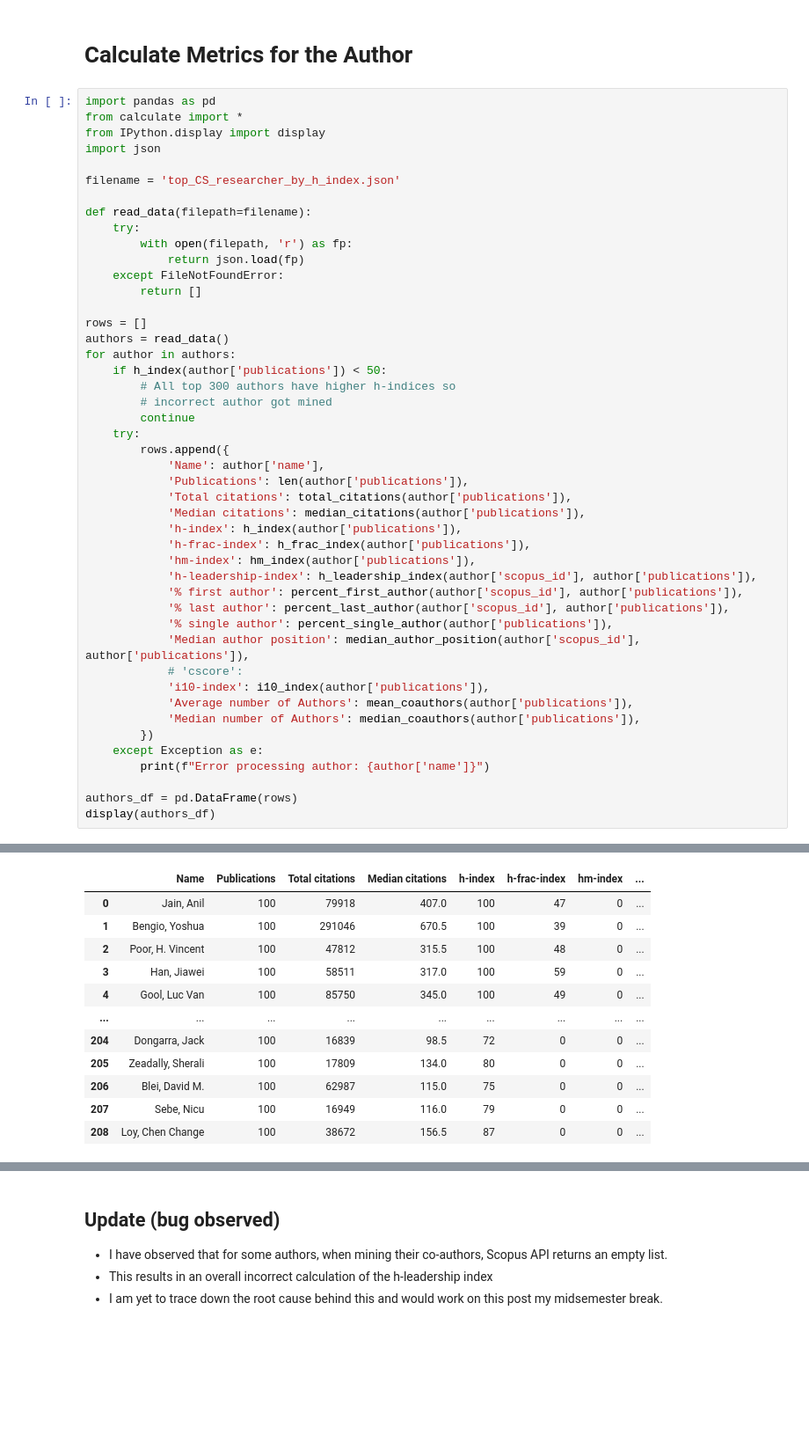
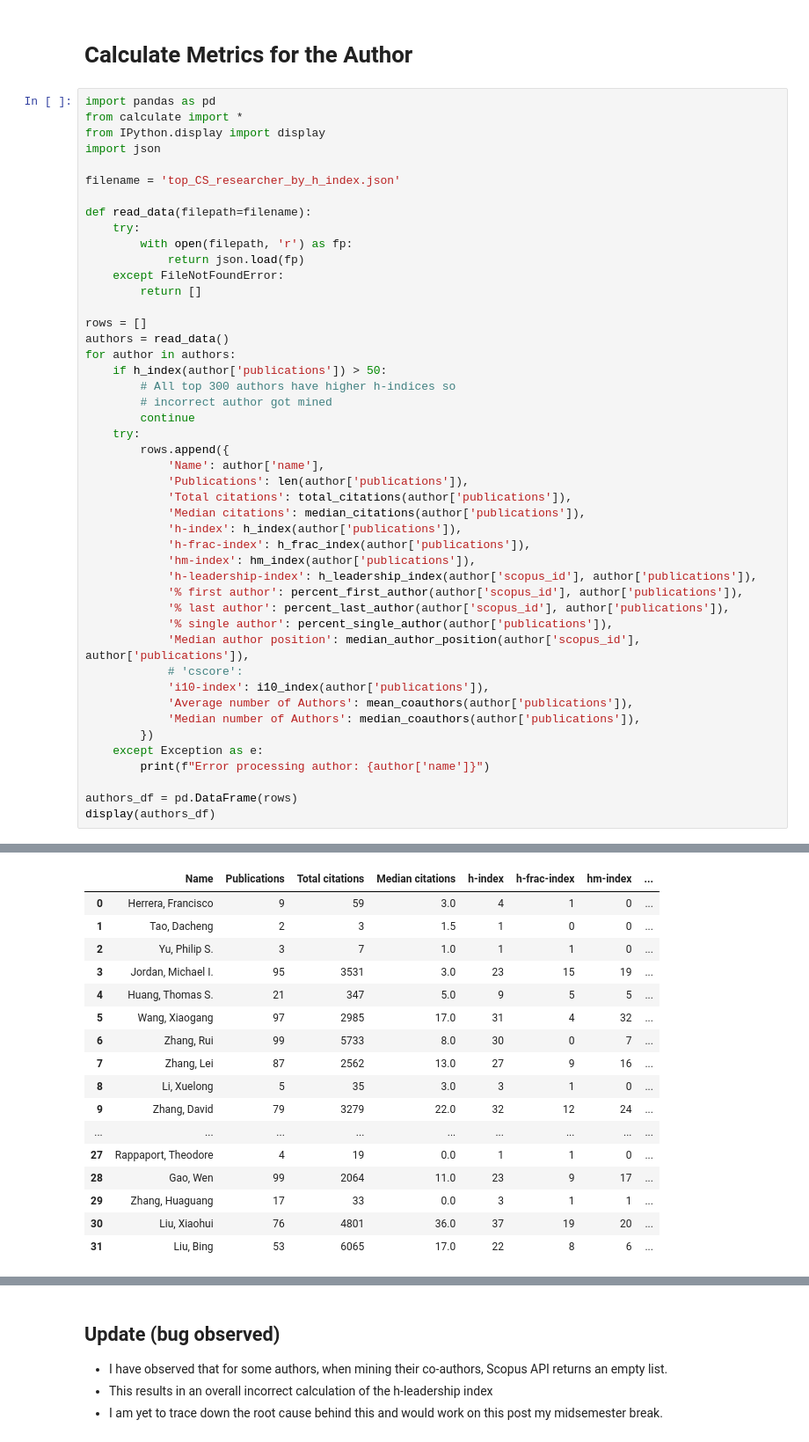
Before and after one commit to nepython/metrics, a Jupyter notebook: scopus.ipynb, the cells around one changed output, grey strips where cells are left out. Shown: that part at 88% size. Drawn from its saved outputs; the diff is of its cells as text; blank space fills up the shorter version.

Commit message:
Rectified missing authors bug and authors search logic

```diff
--- a/scopus.ipynb
+++ b/scopus.ipynb
@@ -222,7 +239,7 @@ def read_data(filepath=filename):
 rows = []
 authors = read_data()
 for author in authors:
-    if h_index(author['publications']) < 50:
+    if h_index(author['publications']) > 50:
         # All top 300 authors have higher h-indices so
         # incorrect author got mined
         continue
@@ -254,12 +296,17 @@ display(authors_df)
 |  | Name | Publications | Total citations | Median citations | h-index | h-frac-index | hm-index | ... |
-| 0 | Jain, Anil | 100 | 79918 | 407.0 | 100 | 47 | 0 | ... |
-| 1 | Bengio, Yoshua | 100 | 291046 | 670.5 | 100 | 39 | 0 | ... |
-| 2 | Poor, H. Vincent | 100 | 47812 | 315.5 | 100 | 48 | 0 | ... |
-| 3 | Han, Jiawei | 100 | 58511 | 317.0 | 100 | 59 | 0 | ... |
-| 4 | Gool, Luc Van | 100 | 85750 | 345.0 | 100 | 49 | 0 | ... |
+| 0 | Herrera, Francisco | 9 | 59 | 3.0 | 4 | 1 | 0 | ... |
+| 1 | Tao, Dacheng | 2 | 3 | 1.5 | 1 | 0 | 0 | ... |
+| 2 | Yu, Philip S. | 3 | 7 | 1.0 | 1 | 1 | 0 | ... |
+| 3 | Jordan, Michael I. | 95 | 3531 | 3.0 | 23 | 15 | 19 | ... |
+| 4 | Huang, Thomas S. | 21 | 347 | 5.0 | 9 | 5 | 5 | ... |
+| 5 | Wang, Xiaogang | 97 | 2985 | 17.0 | 31 | 4 | 32 | ... |
+| 6 | Zhang, Rui | 99 | 5733 | 8.0 | 30 | 0 | 7 | ... |
+| 7 | Zhang, Lei | 87 | 2562 | 13.0 | 27 | 9 | 16 | ... |
+| 8 | Li, Xuelong | 5 | 35 | 3.0 | 3 | 1 | 0 | ... |
+| 9 | Zhang, David | 79 | 3279 | 22.0 | 32 | 12 | 24 | ... |
 | ... | ... | ... | ... | ... | ... | ... | ... | ... |
-| 204 | Dongarra, Jack | 100 | 16839 | 98.5 | 72 | 0 | 0 | ... |
-| 205 | Zeadally, Sherali | 100 | 17809 | 134.0 | 80 | 0 | 0 | ... |
-| 206 | Blei, David M. | 100 | 62987 | 115.0 | 75 | 0 | 0 | ... |
-| 207 | Sebe, Nicu | 100 | 16949 | 116.0 | 79 | 0 | 0 | ... |
-| 208 | Loy, Chen Change | 100 | 38672 | 156.5 | 87 | 0 | 0 | ... |
+| 27 | Rappaport, Theodore | 4 | 19 | 0.0 | 1 | 1 | 0 | ... |
+| 28 | Gao, Wen | 99 | 2064 | 11.0 | 23 | 9 | 17 | ... |
+| 29 | Zhang, Huaguang | 17 | 33 | 0.0 | 3 | 1 | 1 | ... |
+| 30 | Liu, Xiaohui | 76 | 4801 | 36.0 | 37 | 19 | 20 | ... |
+| 31 | Liu, Bing | 53 | 6065 | 17.0 | 22 | 8 | 6 | ... |
```
Also changed, not shown: parts of 4 cells of this notebook.
